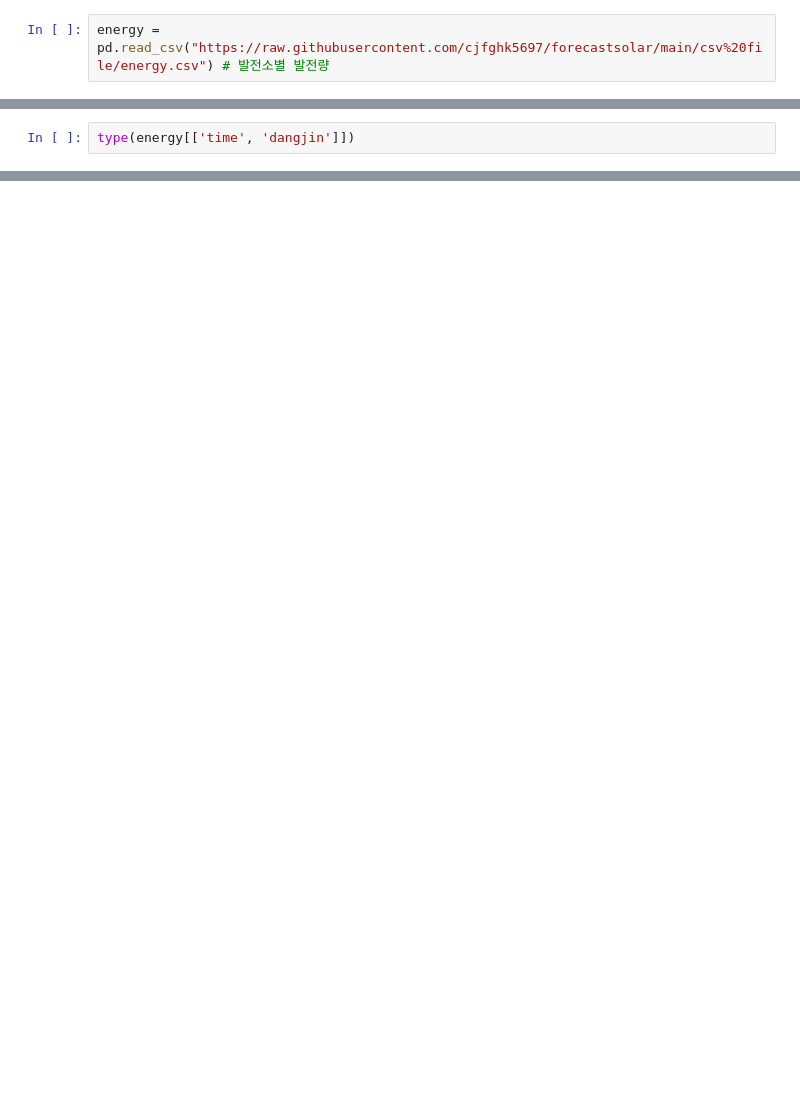
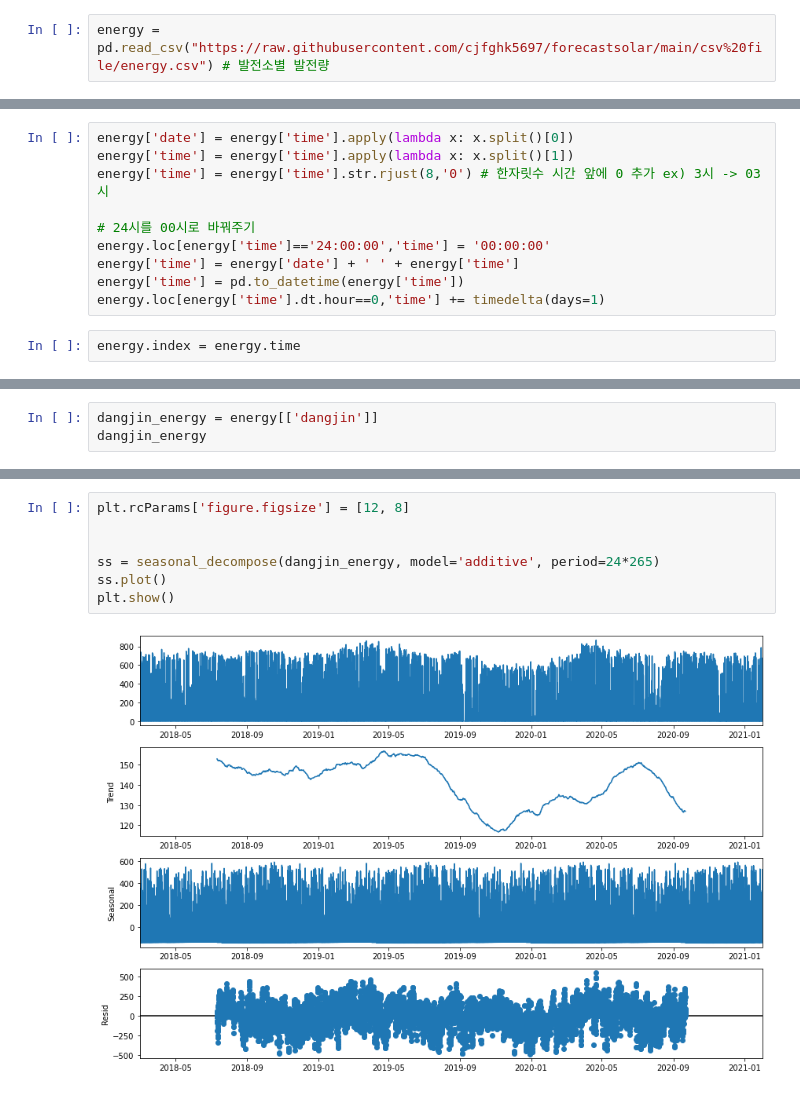
Before and after one commit to jkworldchampion/forecastsolar, a Jupyter notebook: decomposition_plus.ipynb, the cells around one changed output, grey strips where cells are left out. Cells and saved outputs as stored; diff of their text form; blank space fills up the shorter version.

```diff
--- a/decomposition_plus.ipynb
+++ b/decomposition_plus.ipynb
@@ -6,2 +18,12 @@ energy = pd.read_csv("https://raw.githubusercontent.com/cjfghk5697/forecastsolar
+# %%
+energy['date'] = energy['time'].apply(lambda x: x.split()[0])
+energy['time'] = energy['time'].apply(lambda x: x.split()[1])
+energy['time'] = energy['time'].str.rjust(8,'0') # 한자릿수 시간 앞에 0 추가 ex) 3시 -> 03시
+
+# 24시를 00시로 바꿔주기
+energy.loc[energy['time']=='24:00:00','time'] = '00:00:00'
+energy['time'] = energy['date'] + ' ' + energy['time']
+energy['time'] = pd.to_datetime(energy['time'])
+energy.loc[energy['time'].dt.hour==0,'time'] += timedelta(days=1)
 # %%
-type(energy[['time', 'dangjin']])
+energy.index = energy.time
@@ -15,0 +47,3 @@ decompose_dangjin = seasonal_decompose(energy[['time','dangjin']], model='additi
+# %%
+dangjin_energy = energy[['dangjin']]
+dangjin_energy
@@ -15,0 +77,9 @@ decompose_dangjin = seasonal_decompose(energy[['time','dangjin']], model='additi
+# %%
+plt.rcParams['figure.figsize'] = [12, 8]
+
+
+ss = seasonal_decompose(dangjin_energy, model='additive', period=24*265)
+ss.plot()
+plt.show()
+# %% [output]
+[figure, added]
```
Also changed, not shown: parts of 8 cells of this notebook.
